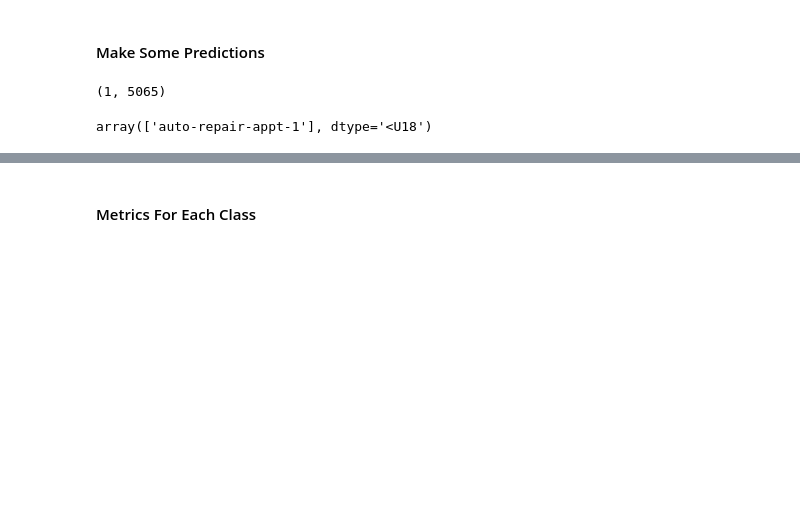
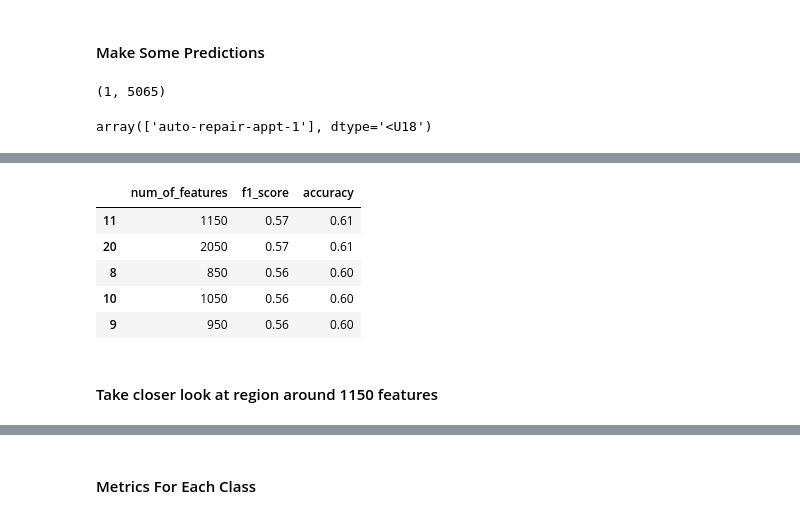
Before and after one commit to CSML1010-3-2020/NLPCourseProject, a Jupyter notebook: CSML1010_Group3_Course_Project_Feature_Engineering_Selection.ipynb, the cells around one changed output, grey strips where cells are left out. Cells and saved outputs as stored; diff of their text form; code cells hidden in the pictures; blank space fills up the shorter version.

```diff
--- a/CSML1010_Group3_Course_Project_Feature_Engineering_Selection.ipynb
+++ b/CSML1010_Group3_Course_Project_Feature_Engineering_Selection.ipynb
@@ -369,3 +464,0 @@ predict_bow_chi = classifier_chi.predict(X_test_bow_chi)
-# %%
-cm_chi = confusion_matrix(predict_bow_chi,y_test)
-cm_chi
@@ -498,0 +691,7 @@ restaurant-table-3       0.65      0.77      0.71        22
+# %%
+rows = []
+for i in range(50, 5060, 100): # range(a, b, c) will count from a to b by intervals of c.
+    cm_i, pred_i, f1_i, report_i, accuracy_i = SelectBestModelFeatures_Chi_sparse(clf, i, X_train_tfidf, y_train, X_test_tfidf, y_test)
+    rows.append([i, f1_i, accuracy_i])
+
+sel_nb_tfidf_df = pd.DataFrame(rows, columns=["num_of_features", "f1_score", "accuracy"])
@@ -498,0 +703,11 @@ restaurant-table-3       0.65      0.77      0.71        22
+# %%
+sel_nb_tfidf_df.sort_values(by='f1_score', ascending=False).head(5)
+# %% [output]
+|  | num_of_features | f1_score | accuracy |
+| 11 | 1150 | 0.57 | 0.61 |
+| 20 | 2050 | 0.57 | 0.61 |
+| 8 | 850 | 0.56 | 0.60 |
+| 10 | 1050 | 0.56 | 0.60 |
+| 9 | 950 | 0.56 | 0.60 |
+# %% [markdown]
+#### Take closer look at region around 1150 features
```
Also changed, not shown: parts of 69 cells of this notebook.
